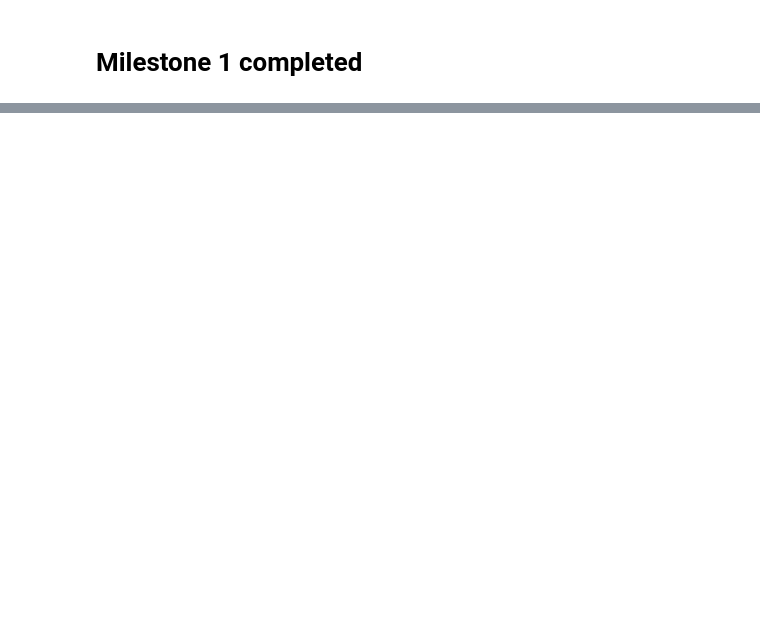
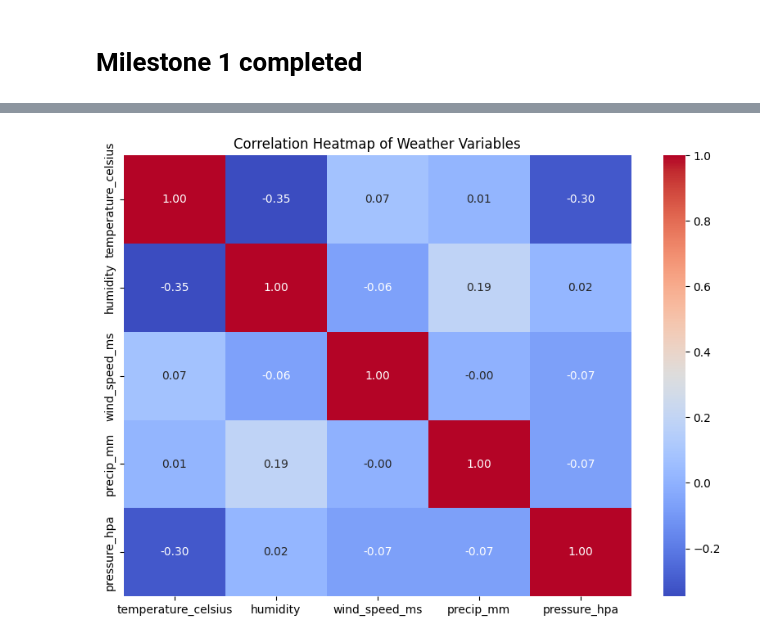
Before and after one commit to kavinya140/-DV-Climatescope-Kavinya, a Jupyter notebook: weatherclean.ipynb, the cells around one changed output, grey strips where cells are left out. Drawn from its saved outputs; the diff is of its cells as text; code cells hidden in the pictures; blank space fills up the shorter version.

Commit message:
Milestone 2- still working

```diff
--- a/weatherclean.ipynb
+++ b/weatherclean.ipynb
@@ -301,0 +276,13 @@ plt.show()
+# %%
+# ============================================
+# Milestone 2: Core Analysis & Visualization Design
+# ============================================
+
+import pandas as pd
+import numpy as np
+import matplotlib.pyplot as plt
+import seaborn as sns
+
+# Load cleaned dataset from Milestone 1
+df = pd.read_csv("/content/cleaned_weather.csv")
+monthly = pd.read_csv("/content/monthly_weather.csv")
@@ -301,0 +334,11 @@ plt.show()
+# %%
+# --------------------------------------------
+# 3. Correlation Heatmap
+# --------------------------------------------
+features = ["temperature_celsius","humidity","wind_speed_ms","precip_mm","pressure_hpa"]
+plt.figure(figsize=(10,7))
+sns.heatmap(df[features].corr(), annot=True, cmap="coolwarm", fmt=".2f")
+plt.title("Correlation Heatmap of Weather Variables")
+plt.show()
+# %% [output]
+[figure, added]
```
Also changed, not shown: parts of 8 cells of this notebook.
